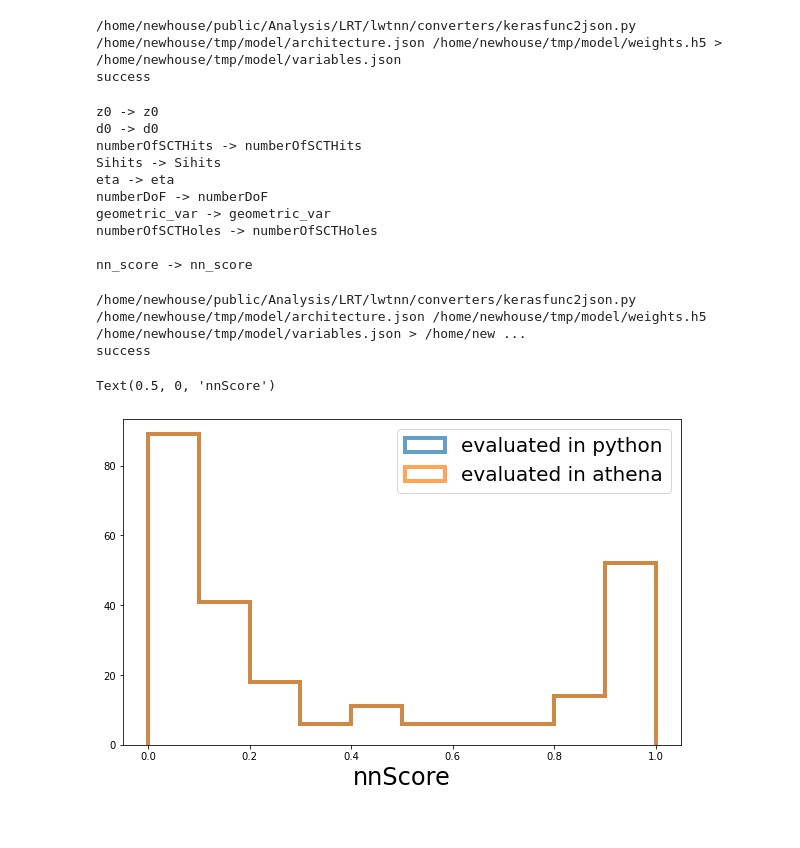
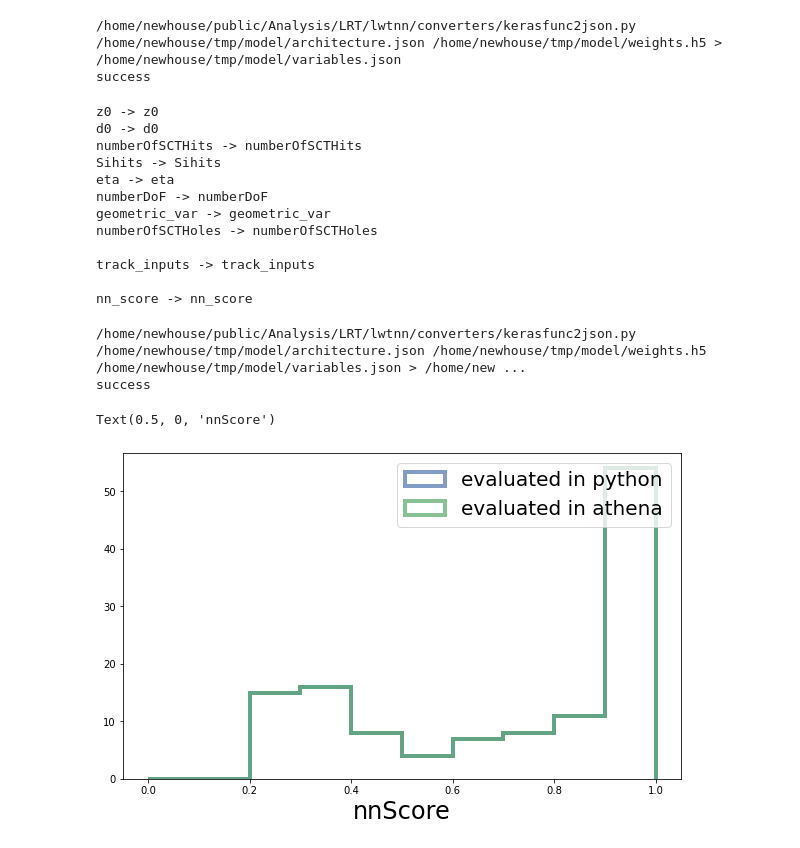
Before and after one commit to robinnewhouse/LRTNotebooks, a Jupyter notebook: simple_training.ipynb, the cells around one changed output. Cells and saved outputs as stored; diff of their text form; code cells hidden in the pictures.

```diff
--- a/simple_training.ipynb
+++ b/simple_training.ipynb
@@ -23,8 +30,8 @@ inputs_names = [
 ]
 label_names = ["is_good"]
 
-df = full_df[inputs_names + label_names]
-df
+df_unscaled = full_df[inputs_names + label_names]
+df_unscaled
 # %% [output]
 |  | z0 | d0 | numberOfSCTHits | Sihits | eta | numberDoF | geometric_var | numberOfSCTHoles | ... |
 | 669124 | 148.534220 | 104.480734 | 7.0 | 9.0 | -1.206826 | 6.0 | 1.947236 | 1.0 | ... |
@@ -39,3 +46,15 @@ df
 | 2724619 | -23.873419 | -20.035454 | 8.0 | 8.0 | 0.082437 | 3.0 | 0.954928 | 0.0 | ... |
 | 246891 | -353.691975 | -175.091384 | 9.0 | 9.0 | 1.176263 | 4.0 | 2.083578 | 0.0 | ... |
 149482 rows × 9 columns
+# %%
+# Now we'll scale the dataframe to make the network train more effectively
+# The shift and scale can be saved in the lwtnn config and is evaluated at runtime
+scaler = StandardScaler() # make the scaler
+scaler.fit(df_unscaled[inputs_names]) # fit the scaler to the data
+df = pd.DataFrame(scaler.transform(df_unscaled[inputs_names]),
+                  columns=inputs_names,
+                  index=df_unscaled.index) # create a new dataframe with the same index
+df['is_good'] = df_unscaled['is_good'] # add the labels back in (unscaled)
+print('mean:', scaler.mean_)
+print('scale:', 1/scaler.scale_)
+df
@@ -46,17 +84,22 @@ train, test = train_test_split(df, test_size=0.2, random_state=1, shuffle=True)
 def create_model():
     in_len = len(inputs_names)
     # Input layer
-    inputs = keras.Input(shape=(len(inputs_names),))
+    inputs = keras.Input(shape=(in_len), name='inputs')
 
     # Hidden layers
-    dense = layers.Dense(in_len, activation="relu")
-    x = dense(inputs)
-    x = layers.Dense(in_len, activation="relu")(x)
-    x = layers.Dense(in_len, activation="relu")(x)
-    x = layers.Dense(in_len, activation="relu")(x)
+    # dense =
+    x = layers.Dense(in_len*3, activation="relu", name='dense_0')(inputs)
+    x = layers.Dense(in_len*3, activation="relu", name='dense_1')(x)
+    x = layers.Dense(units=64, # regularixation layer
+                     kernel_regularizer=regularizers.l1_l2(l1=1e-5, l2=1e-4),
+                     bias_regularizer=regularizers.l2(1e-4),
+                     activity_regularizer=regularizers.l2(1e-5),
+                     name='regularizer_1')(x)
+    x = layers.Dense(in_len*2, activation="relu", name='dense_2')(x)
+    x = layers.Dense(in_len*1, activation="relu", name='dense_3')(x)
 
     # Output layer
-    outputs = layers.Dense(1,  activation="sigmoid")(x)
+    outputs = layers.Dense(1,  activation="sigmoid", name='output')(x)
 
     model = keras.Model(inputs=inputs, outputs=outputs, name="r3lrt_model")
     print(model.summary())
@@ -94,12 +137,9 @@ model.compile(loss='binary_crossentropy',
 # %%
 history = model.fit(train[inputs_names],
                     train[label_names],
-                    epochs=50,
+                    epochs=20,
                     batch_size=500,
                     validation_data=(test[inputs_names],
                                      test[label_names]),
-#                     callbacks=[plot, early_stop, GetBest(monitor='val_acc', verbose=1, mode='max') ],
-#                     validation_data=(df[inputs_names][100:120], df[label_names][100:120], ),
-#                     sample_weight = train_weights
                    )
 # %% [output]
@@ -166,9 +277,17 @@ with open(f'{model_dir}variables.json', 'r') as variables_json:
     inputs_dict = json.load(variables_json)
 
 # update the names to the correct variables
-for item, df_name in zip(inputs_dict['inputs'][0]['variables'], inputs_names):
+# and aply the correct shift and scale
+for i, (item, df_name) in enumerate(zip(inputs_dict['inputs'][0]['variables'], inputs_names)):
     print(item['name'], '->', df_name)
     item['name'] = df_name
+    item['offset'] = -scaler.mean_[i]
+    item['scale'] = 1/scaler.scale_[i]
+
+# rename the inputs label
+print()
+print(inputs_dict['inputs'][0]['name'], '->' ,'track_inputs')
+inputs_dict['inputs'][0]['name'] = 'track_inputs'
 
 # do the same with the output label
 print()
@@ -187,6 +306,8 @@ numberDoF -> numberDoF
 geometric_var -> geometric_var
 numberOfSCTHoles -> numberOfSCTHoles
 
+track_inputs -> track_inputs
+
 nn_score -> nn_score
 # %%
 kerasfunc2json_command = f'{lwtnn_dir}converters/kerasfunc2json.py {model_dir}architecture.json {model_dir}weights.h5 {model_dir}variables.json > {model_dir}nn-config.json'
@@ -217,12 +338,12 @@ df['abs_eta'] = abs(df.eta)
 df['Sihits'] = df.numberOfPixelHits + df.numberOfSCTHits
 # %%
 fig = plt.figure(figsize=[10,6])
-predictions = model.predict(df[inputs_names])
+predictions = model.predict(scaler.transform(df[inputs_names]))
 plt.hist(predictions, histtype='step', bins=np.linspace(0,1,11), linewidth=4, alpha=.7)
 plt.hist(df.nnScore,  histtype='step', bins=np.linspace(0,1,11), linewidth=4, alpha=.7)
 ax = plt.gca()
 ax.legend(['evaluated in python', 'evaluated in athena'], fontsize=20)
 ax.set_xlabel('nnScore', fontsize=24)
 # %% [output]
 Text(0.5, 0, 'nnScore')
-[figure, old version]
+[figure, new version]
```
Also changed, not shown: parts of 10 cells of this notebook, 3 other files.
